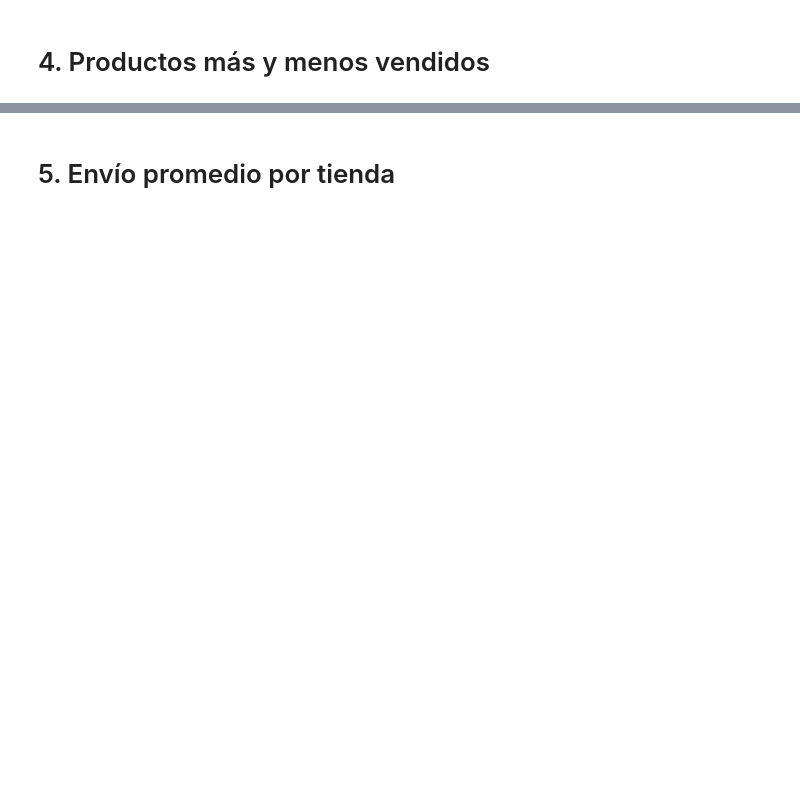
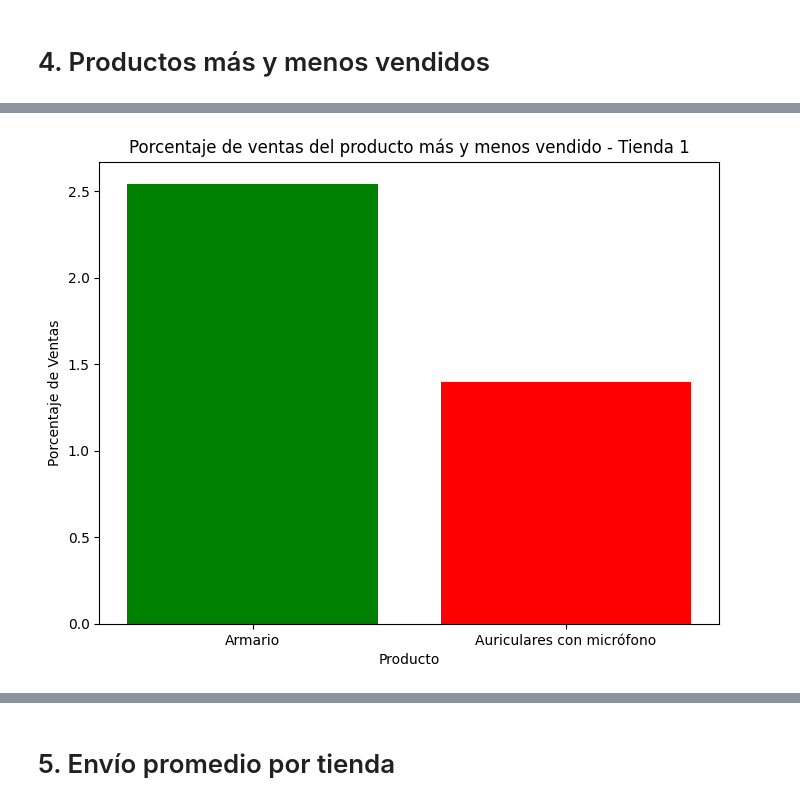
Before and after one commit to jpeacorea/challenge-data-science, a Jupyter notebook: AluraStoreLatam.ipynb, the cells around one changed output, grey strips where cells are left out. Cells and saved outputs as stored; diff of their text form; code cells hidden in the pictures; blank space fills up the shorter version.

```diff
--- a/AluraStoreLatam.ipynb
+++ b/AluraStoreLatam.ipynb
@@ -86,2 +103,21 @@ Name: Precio, dtype: int64
 # %% [markdown]
 # 4. Productos más y menos vendidos
+# %%
+# Que productos fueron los mas vendidos y los menos vendidos por cada tienda
+from matplotlib import pyplot as plt
+
+def productos_mas_menos_vendidos(tienda):
+    ventas_por_producto = tienda.groupby('Producto')['Precio'].count()
+    mas_vendido = ventas_por_producto.idxmax()
+    menos_vendido = ventas_por_producto.idxmin()
+    return mas_vendido, menos_vendido
+
+mas_vendido_t1, menos_vendido_t1 = productos_mas_menos_vendidos(tienda)
+mas_vendido_t2, menos_vendido_t2 = productos_mas_menos_vendidos(tienda2)
+mas_vendido_t3, menos_vendido_t3 = productos_mas_menos_vendidos(tienda3)
+mas_vendido_t4, menos_vendido_t4 = productos_mas_menos_vendidos(tienda4)
+
+print(f"Tienda 1: Producto más vendido - {mas_vendido_t1}, menos vendido - {menos_vendido_t1}")
+print(f"Tienda 2: Producto más vendido - {mas_vendido_t2}, menos vendido - {menos_vendido_t2}")
+print(f"Tienda 3: Producto más vendido - {mas_vendido_t3}, menos vendido - {menos_vendido_t3}")
+print(f"Tienda 4: Producto más vendido - {mas_vendido_t4}, menos vendido - {menos_vendido_t4}")
@@ -87,0 +129,69 @@ Name: Precio, dtype: int64
+# %%
+# prompt: Genera un diagrama de barras que muestre el producto mas vendido y el menos con su porcentaje
+
+import pandas as pd
+from matplotlib import pyplot as plt
+
+def productos_mas_menos_vendidos(tienda):
+    ventas_por_producto = tienda.groupby('Producto')['Precio'].count()
+    mas_vendido = ventas_por_producto.idxmax()
+    menos_vendido = ventas_por_producto.idxmin()
+    cantidad_mas_vendido = ventas_por_producto.max()
+    cantidad_menos_vendido = ventas_por_producto.min()
+    total_vendido = ventas_por_producto.sum()
+    porcentaje_mas_vendido = (cantidad_mas_vendido / total_vendido) * 100
+    porcentaje_menos_vendido = (cantidad_menos_vendido / total_vendido) * 100
+    return mas_vendido, menos_vendido, porcentaje_mas_vendido, porcentaje_menos_vendido
+
+# tienda 1
+mas_vendido_t1, menos_vendido_t1, porcentaje_mas_vendido_t1, porcentaje_menos_vendido_t1 = productos_mas_menos_vendidos(tienda)
+# tienda 2
+mas_vendido_t2, menos_vendido_t2, porcentaje_mas_vendido_t2, porcentaje_menos_vendido_t2 = productos_mas_menos_vendidos(tienda2)
+# tienda 3
+mas_vendido_t3, menos_vendido_t3, porcentaje_mas_vendido_t3, porcentaje_menos_vendido_t3 = productos_mas_menos_vendidos(tienda3)
+# tienda 4
+mas_vendido_t4, menos_vendido_t4, porcentaje_mas_vendido_t4, porcentaje_menos_vendido_t4 = productos_mas_menos_vendidos(tienda4)
+
+# Datos para el gráfico de barras
+productos = [mas_vendido_t1, menos_vendido_t1]
+porcentajes = [porcentaje_mas_vendido_t1, porcentaje_menos_vendido_t1]
+
+# Crear el gráfico de barras
+plt.figure(figsize=(8, 6))
+plt.bar(productos, porcentajes, color=['green', 'red'])
+plt.title('Porcentaje de ventas del producto más y menos vendido - Tienda 1')
+plt.xlabel('Producto')
+plt.ylabel('Porcentaje de Ventas')
+plt.show()
+
+productos2 = [mas_vendido_t2, menos_vendido_t2]
+porcentajes2 = [porcentaje_mas_vendido_t2, porcentaje_menos_vendido_t2]
+
+plt.figure(figsize=(8, 6))
+plt.bar(productos2, porcentajes2, color=['green', 'red'])
+plt.title('Porcentaje de ventas del producto más y menos vendido - Tienda 2')
+plt.xlabel('Producto')
+plt.ylabel('Porcentaje de Ventas')
+plt.show()
+
+productos3 = [mas_vendido_t3, menos_vendido_t3]
+porcentajes3 = [porcentaje_mas_vendido_t3, porcentaje_menos_vendido_t3]
+
+plt.figure(figsize=(8, 6))
+plt.bar(productos3, porcentajes3, color=['green', 'red'])
+plt.title('Porcentaje de ventas del producto más y menos vendido - Tienda 3')
+plt.xlabel('Producto')
+plt.ylabel('Porcentaje de Ventas')
+plt.show()
+
+productos4 = [mas_vendido_t4, menos_vendido_t4]
+porcentajes4 = [porcentaje_mas_vendido_t4, porcentaje_menos_vendido_t4]
+
+plt.figure(figsize=(8, 6))
+plt.bar(productos4, porcentajes4, color=['green', 'red'])
+plt.title('Porcentaje de ventas del producto más y menos vendido - Tienda 4')
+plt.xlabel('Producto')
+plt.ylabel('Porcentaje de Ventas')
+plt.show()
+# %% [output]
+[figure, added]
```
Also changed, not shown: parts of 3 cells of this notebook.
